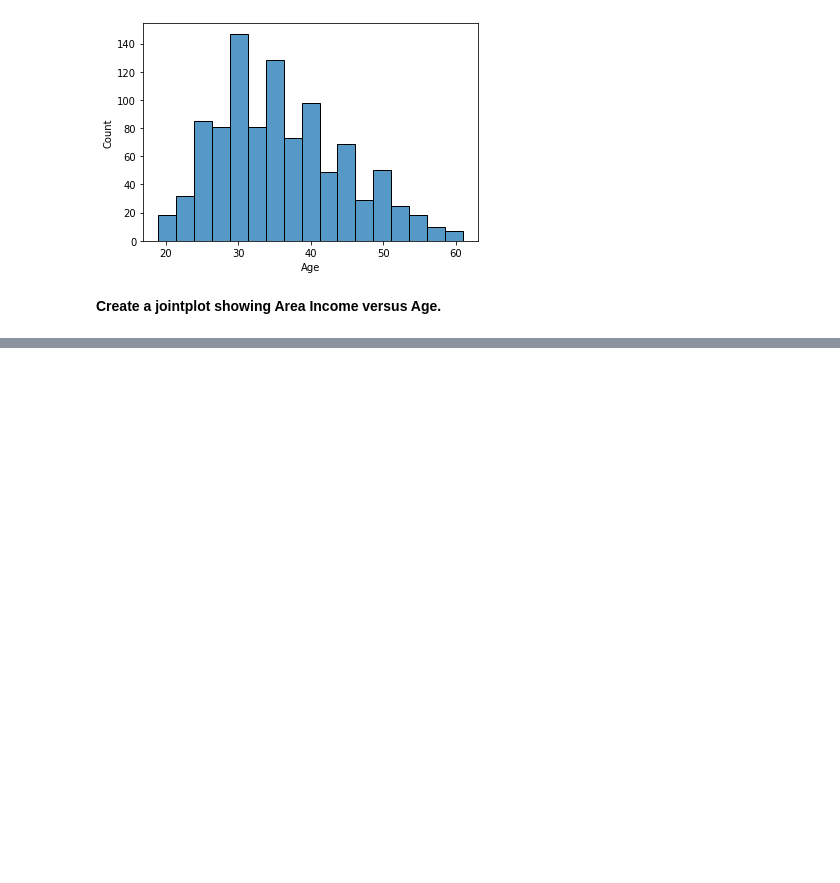
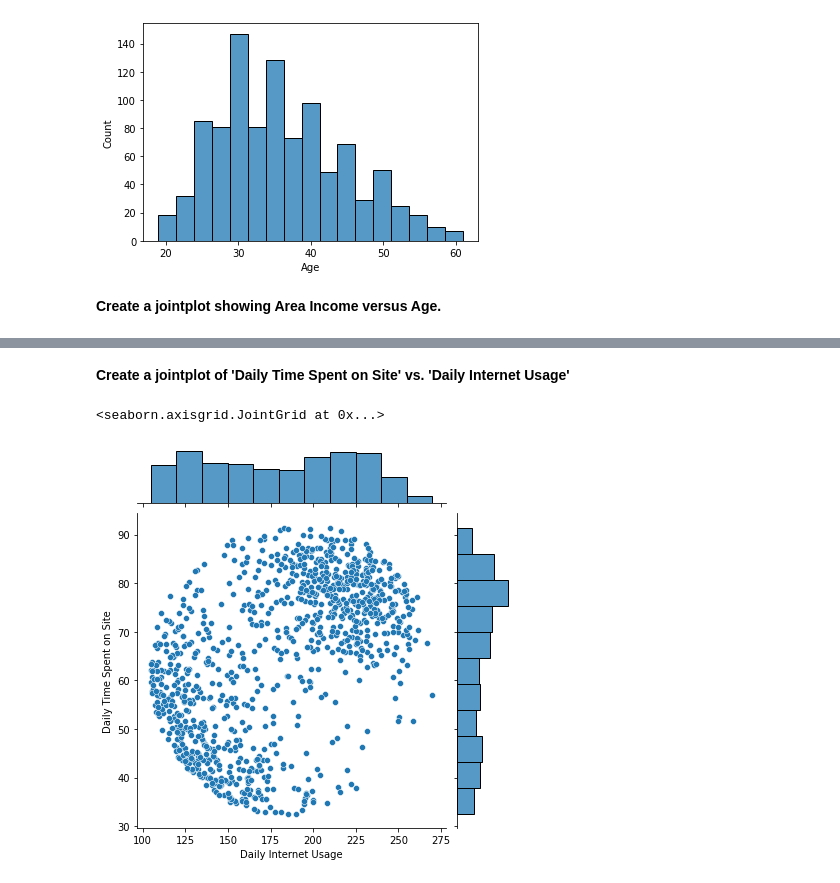
Before and after one commit to KumarGaurav20/ML-HOMEWORK, a Jupyter notebook: Assignment_02_Logistic_Regression_Project.ipynb, the cells around one changed output, grey strips where cells are left out. Drawn from its saved outputs; the diff is of its cells as text; code cells hidden in the pictures; blank space fills up the shorter version.

```diff
--- a/Assignment_02_Logistic_Regression_Project.ipynb
+++ b/Assignment_02_Logistic_Regression_Project.ipynb
@@ -119,0 +127,7 @@ sns.jointplot(adv_data['Area Income'] ,adv_data['Age'], kind='hex')
+# %% [markdown]
+**Create a jointplot of 'Daily Time Spent on Site' vs. 'Daily Internet Usage'**
+# %%
+sns.jointplot(adv_data['Daily Internet Usage'], adv_data['Daily Time Spent on Site'])
+# %% [output]
+<seaborn.axisgrid.JointGrid at 0x...>
+[figure, added]
```
Also changed, not shown: parts of 6 cells of this notebook.
